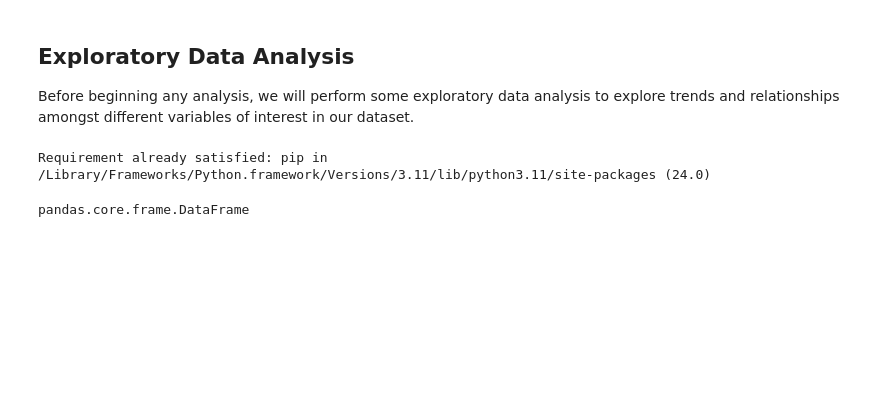
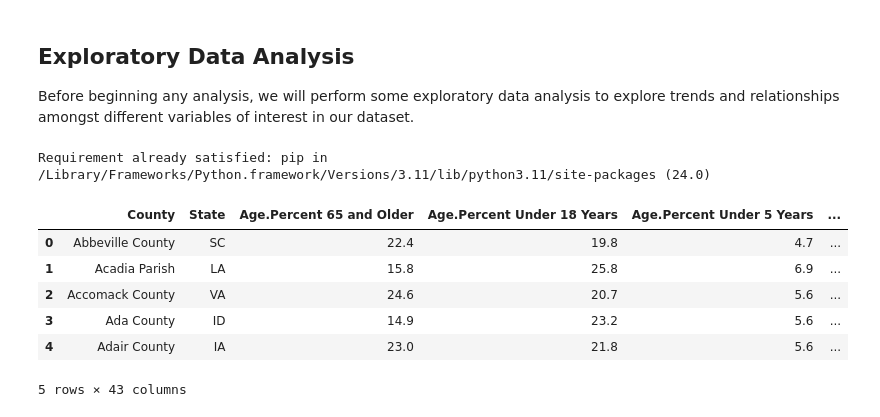
Before and after one commit to wesleyynguyenn/data-science-portfolio, a Jupyter notebook: county-demographics.ipynb, the cells around one changed output. Saved outputs shown, nothing was run; the diff lists cells and outputs as text; code cells hidden in the pictures; blank space fills up the shorter version.

```diff
--- a/county-demographics.ipynb
+++ b/county-demographics.ipynb
@@ -68,6 +68,12 @@ from pandasql import sqldf
 Requirement already satisfied: pip in /Library/Frameworks/Python.framework/Versions/3.11/lib/python3.11/site-packages (24.0)
 # %%
 county_demo_df = pd.read_csv('county_demographics.csv')
-type(county_demo_df)
+county_demo_df.head()
 # %% [output]
+|  | County | State | Age.Percent 65 and Older | Age.Percent Under 18 Years | Age.Percent Under 5 Years | ... |
+| 0 | Abbeville County | SC | 22.4 | 19.8 | 4.7 | ... |
+| 1 | Acadia Parish | LA | 15.8 | 25.8 | 6.9 | ... |
+| 2 | Accomack County | VA | 24.6 | 20.7 | 5.6 | ... |
+| 3 | Ada County | ID | 14.9 | 23.2 | 5.6 | ... |
+| 4 | Adair County | IA | 23.0 | 21.8 | 5.6 | ... |
-pandas.core.frame.DataFrame
+5 rows × 43 columns
```
Also changed, not shown: parts of 5 cells of this notebook.
